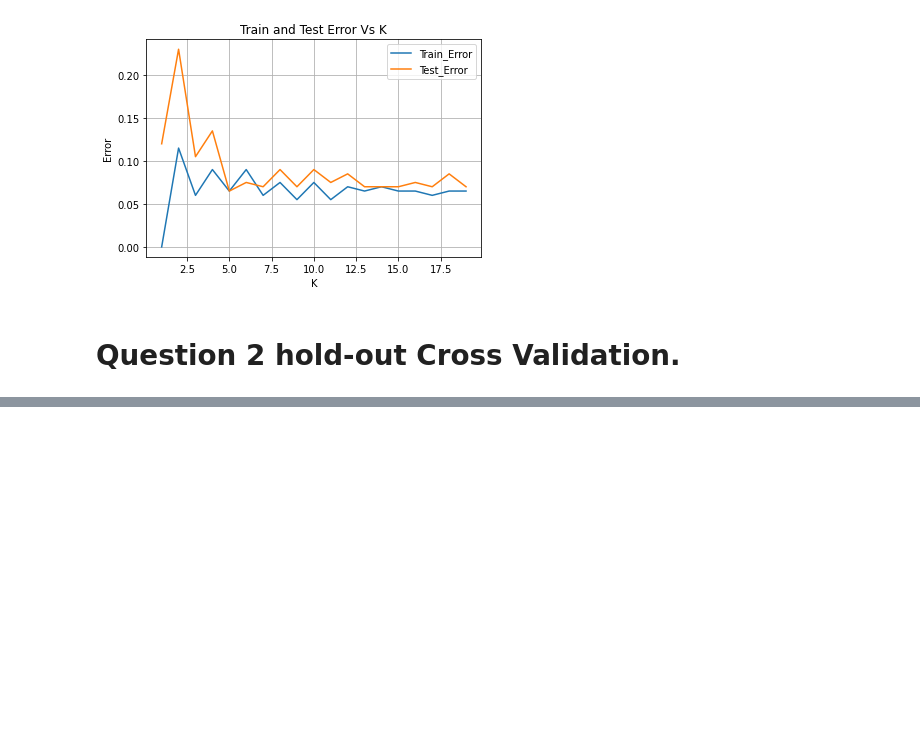
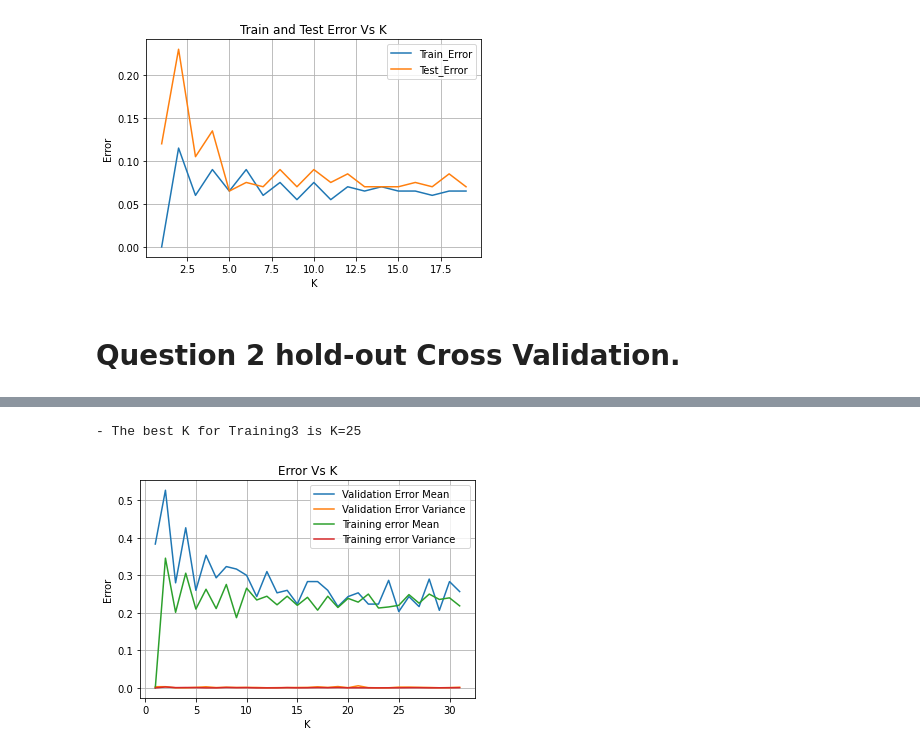
Before and after one commit to mosemb/MachineLearningAssignments, a Jupyter notebook: LAB3_KNNandCV.ipynb, the cells around one changed output, grey strips where cells are left out. Cells and saved outputs as stored; diff of their text form; code cells hidden in the pictures; blank space fills up the shorter version.

```diff
--- a/LAB3_KNNandCV.ipynb
+++ b/LAB3_KNNandCV.ipynb
@@ -372,0 +380,5 @@ bestk("Training4","Test4", 19)
+# %%
+holdoutCv(30,"Training3",5,31)
+# %% [output]
+- The best K for Training3 is K=25
+[figure, added]
```
Also changed, not shown: parts of 16 cells of this notebook, 1 other file.
